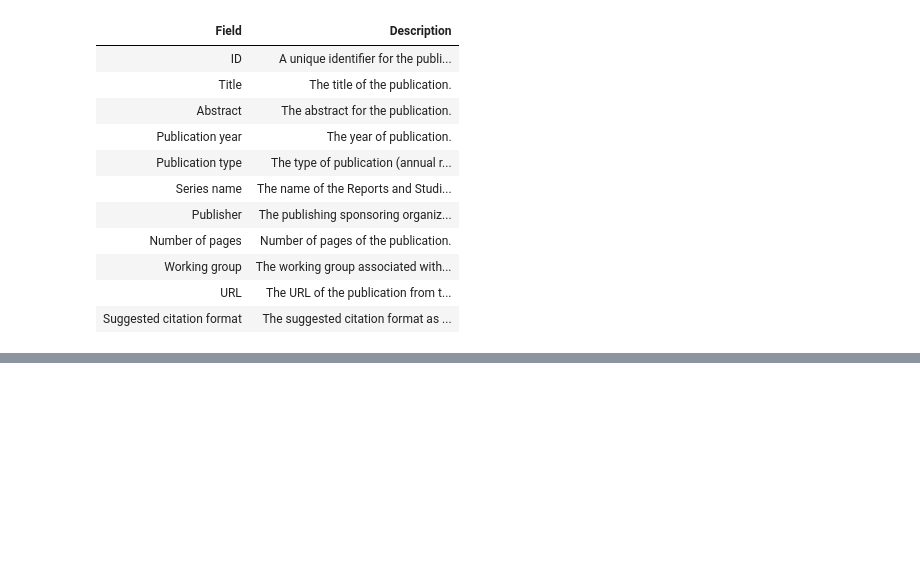
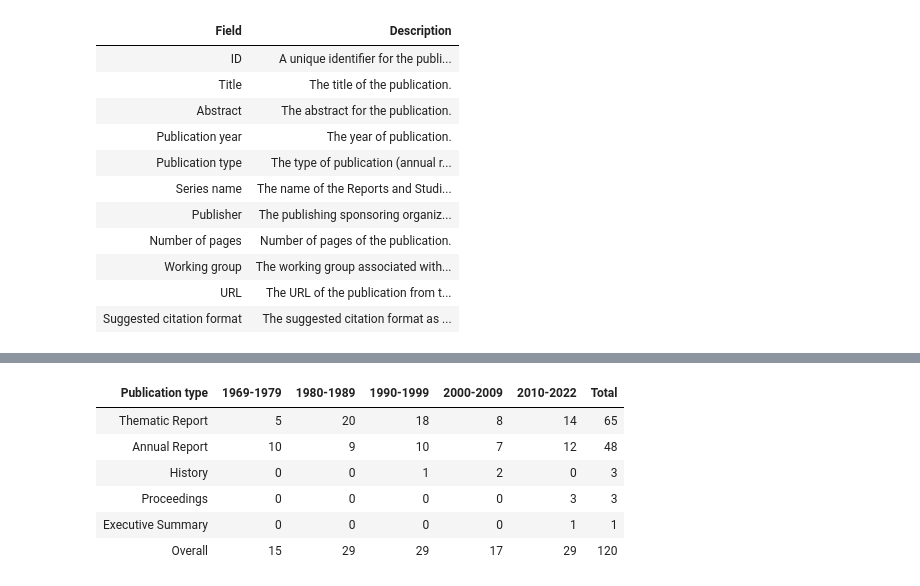
Before and after one commit to pmongeon/pmongeon.github.io, a Jupyter notebook: publications/2025-toupin-gesamp/_manuscript/index.embed.ipynb, the cells around one changed output, grey strips where cells are left out. Drawn from its saved outputs; the diff is of its cells as text; code cells hidden in the pictures; blank space fills up the shorter version.

```diff
--- a/publications/2025-toupin-gesamp/_manuscript/index.embed.ipynb
+++ b/publications/2025-toupin-gesamp/_manuscript/index.embed.ipynb
@@ -299,0 +147,12 @@ This project is funded by a Social Sciences and Humanities Research Council of C
+# %%
+read_xlsx("data/tables.xlsx", sheet = "Table2") %>%
+  flextable() %>%
+  set_table_properties(width = 1, layout = "autofit")
+# %% [output]
+| Publication type | 1969-1979 | 1980-1989 | 1990-1999 | 2000-2009 | 2010-2022 | Total |
+| Thematic Report | 5 | 20 | 18 | 8 | 14 | 65 |
+| Annual Report | 10 | 9 | 10 | 7 | 12 | 48 |
+| History | 0 | 0 | 1 | 2 | 0 | 3 |
+| Proceedings | 0 | 0 | 0 | 0 | 3 | 3 |
+| Executive Summary | 0 | 0 | 0 | 0 | 1 | 1 |
+| Overall | 15 | 29 | 29 | 17 | 29 | 120 |
```
Also changed, not shown: parts of 13 cells of this notebook, 31 other files.
